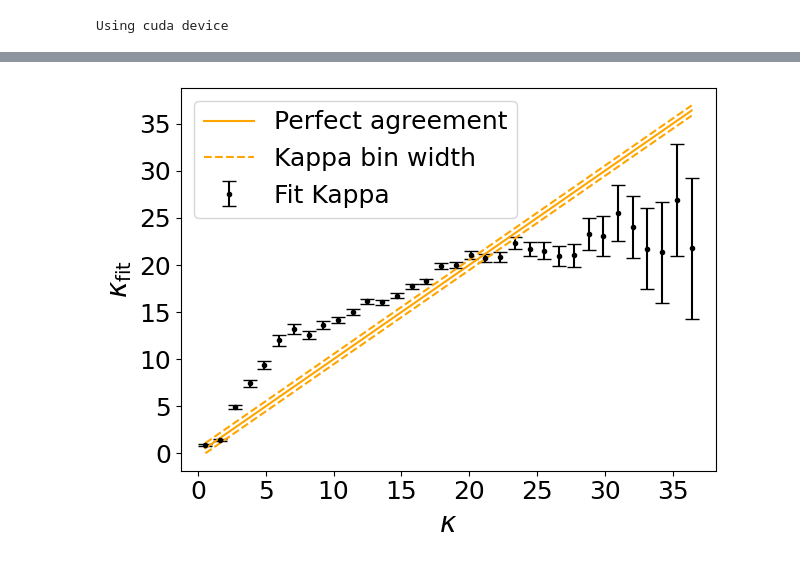
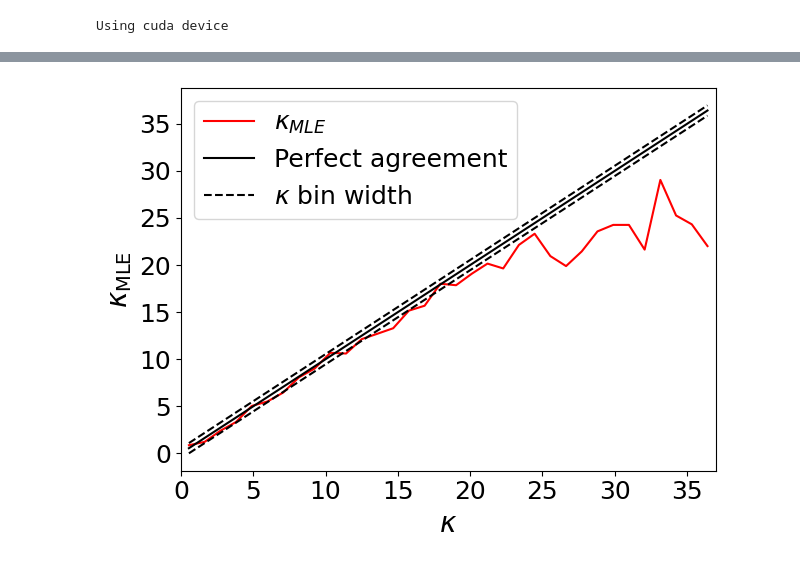
Before and after one commit to mghrear/3D_Heteroscedastic_Convnet, a Jupyter notebook: test_kappa.ipynb, the cells around one changed output, grey strips where cells are left out. Drawn from its saved outputs; the diff is of its cells as text; code cells hidden in the pictures.

```diff
--- a/test_kappa.ipynb
+++ b/test_kappa.ipynb
@@ -125,3 +127,12 @@ array([[ 1.        , -0.28953456],
 # Prob density fit Function :
 def prob_den(x,kappa):
     return ( kappa / ( 2 * np.sinh(kappa) ) ) * np.exp( kappa * x )
+
+
+class vmf(rv_continuous):
+
+    def _pdf(self, x, kappa):
+
+        return ( kappa / ( 2 * np.sinh(kappa) ) ) * np.exp( kappa * x )
+
+vMF = vmf(name='vmf')
@@ -248,20 +221,22 @@ center value:  36.41214053042698 +/- 0.5434483421547363
 -----------------------------------------------
 # %%
-k_fits = np.array(k_fits)
-k_fits_errs = np.array(k_fits_errs)
+k_MLEs = np.array(k_MLEs)
 k_centers = np.array(k_centers)
 k_centers_errs = np.array(k_centers_errs)
 
-plt.errorbar(k_centers[0:60], k_fits[0:60], yerr = k_fits_errs[0:60], xerr = None, ls='none',color='k',fmt='.',capsize=5,label="Fit Kappa")
-plt.plot(k_centers,k_centers,color ='orange',label="Perfect agreement")
-plt.plot(k_centers,k_centers+k_centers_errs, ls = '--',color ='orange', label="Kappa bin width")
-plt.plot(k_centers,k_centers-k_centers_errs,ls = '--',color ='orange')
+#plt.errorbar(k_centers[0:60], k_fits[0:60], yerr = k_fits_errs[0:60], xerr = None, ls='none',color='k',fmt='.',capsize=5,label="Fit Kappa")
+
+plt.plot(k_centers, k_MLEs, color = "red", label = "$\kappa_{MLE}$")
+plt.plot(k_centers,k_centers,color ='black',label="Perfect agreement")
+plt.plot(k_centers,k_centers+k_centers_errs, ls = '--',color ='black', label= "$\kappa$" + " bin width")
+plt.plot(k_centers,k_centers-k_centers_errs,ls = '--',color ='black')
 plt.xlabel(r"$\kappa$", fontsize=20)
-plt.ylabel(r"$\kappa_{\rm{fit}}$", fontsize=20)
+plt.ylabel(r"$\kappa_{\rm{MLE}}$", fontsize=20)
+plt.xlim([0,37])
 plt.xticks(fontsize=18)
 plt.yticks(fontsize=18)
 plt.legend( fontsize=18)
 plt.tight_layout()
 plt.savefig("kappa2.pdf")
 # %% [output]
-[figure, old version]
+[figure, new version]
```
Also changed, not shown: parts of 6 cells of this notebook.
